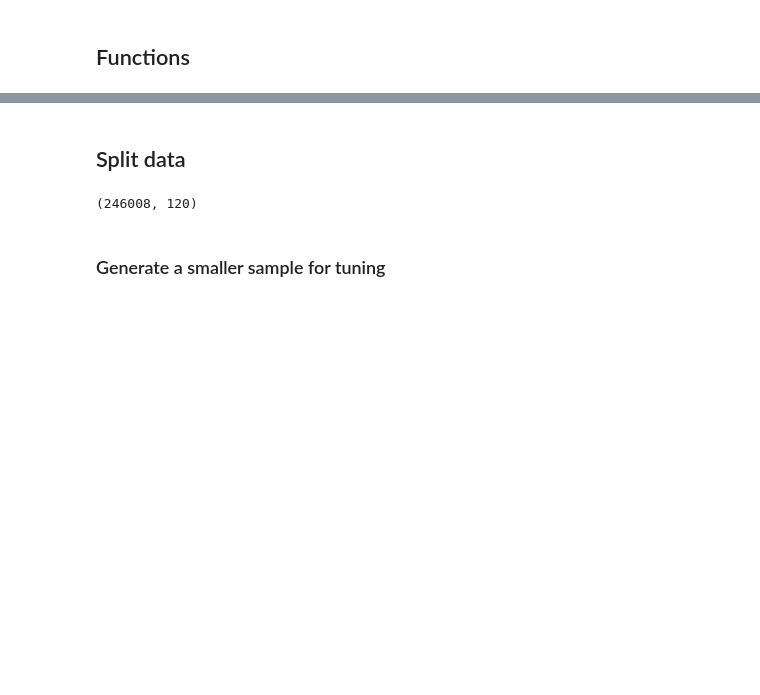
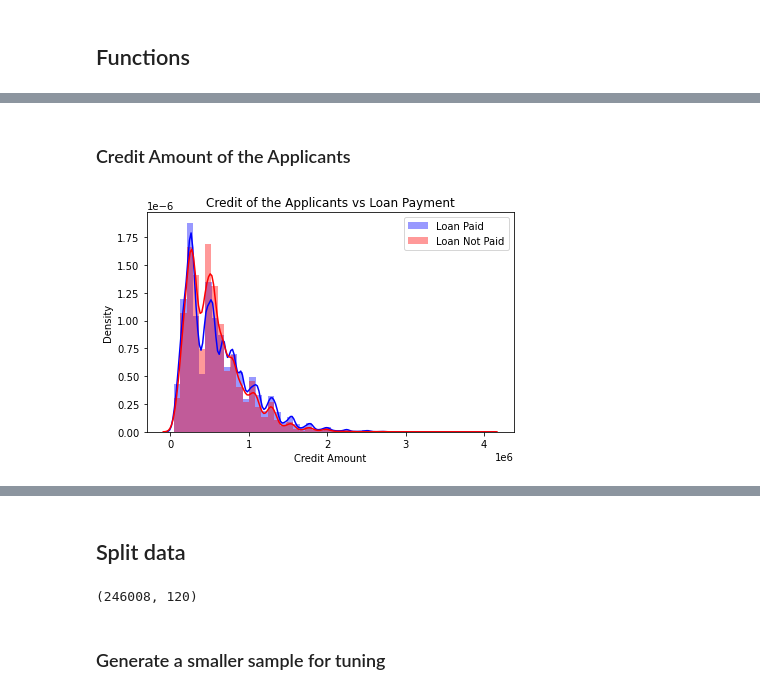
Before and after one commit to jdklein513/final-project-HCDR, a Jupyter notebook: code/Group9_Phase1_Modeling.ipynb, the cells around one changed output, grey strips where cells are left out. Drawn from its saved outputs; the diff is of its cells as text; code cells hidden in the pictures; blank space fills up the shorter version.

```diff
--- a/code/Group9_Phase1_Modeling.ipynb
+++ b/code/Group9_Phase1_Modeling.ipynb
@@ -293,0 +507,9 @@ gc.collect()
+# %% [markdown]
+### Credit Amount of the Applicants
+# %%
+plt.figure()
+sns.distplot(appTrainDF.loc[appTrainDF['TARGET'] == 0, 'AMT_CREDIT'], hist=True, color='blue', label = 'Loan Paid')
+sns.distplot(appTrainDF.loc[appTrainDF['TARGET'] == 1, 'AMT_CREDIT'], hist=True, color='red', label = 'Loan Not Paid')
+plt.xlabel('Credit Amount'); plt.ylabel('Density'); plt.title('Credit of the Applicants vs Loan Payment'); plt.tight_layout(); plt.legend(); plt.show();
+# %% [output]
+[figure, added]
```
Also changed, not shown: parts of 158 cells of this notebook.
